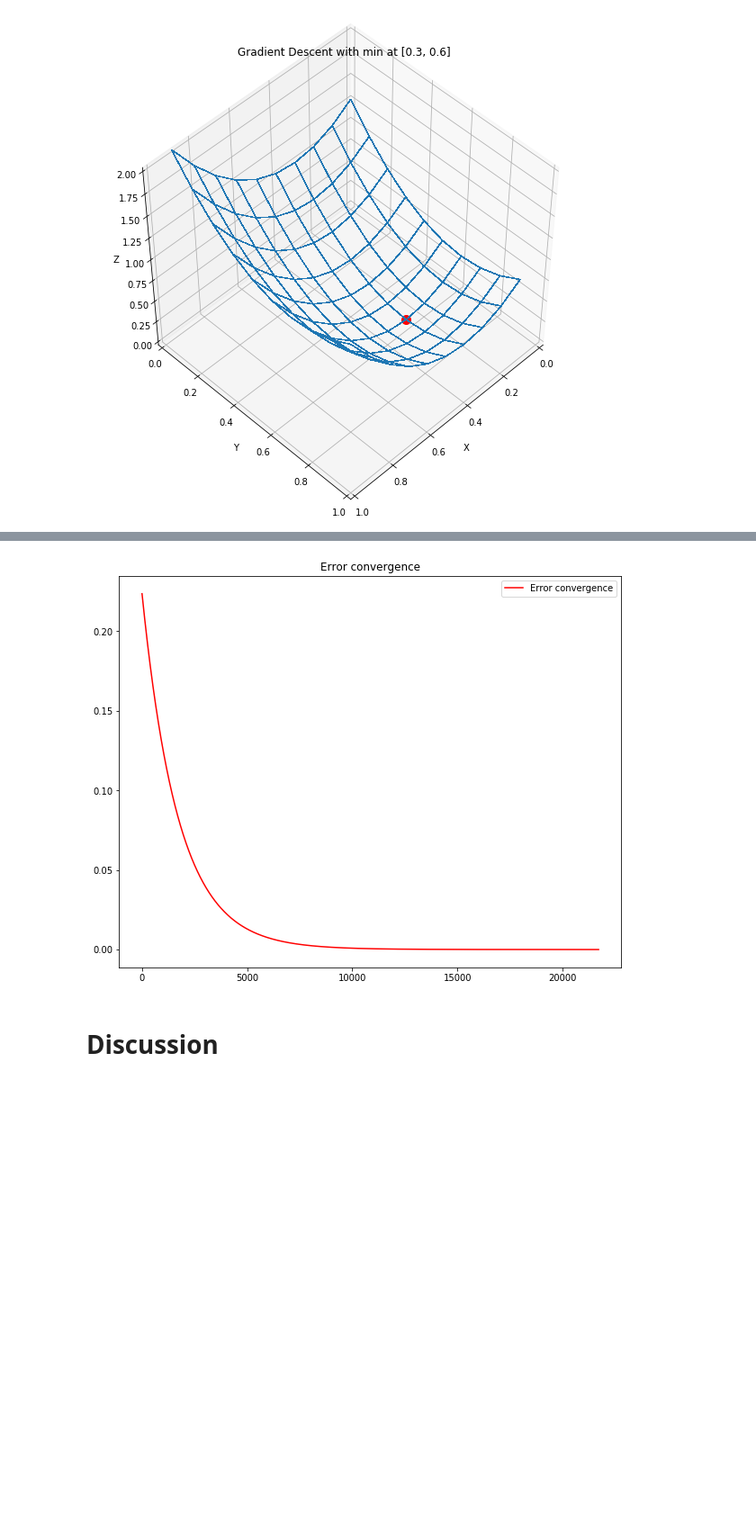
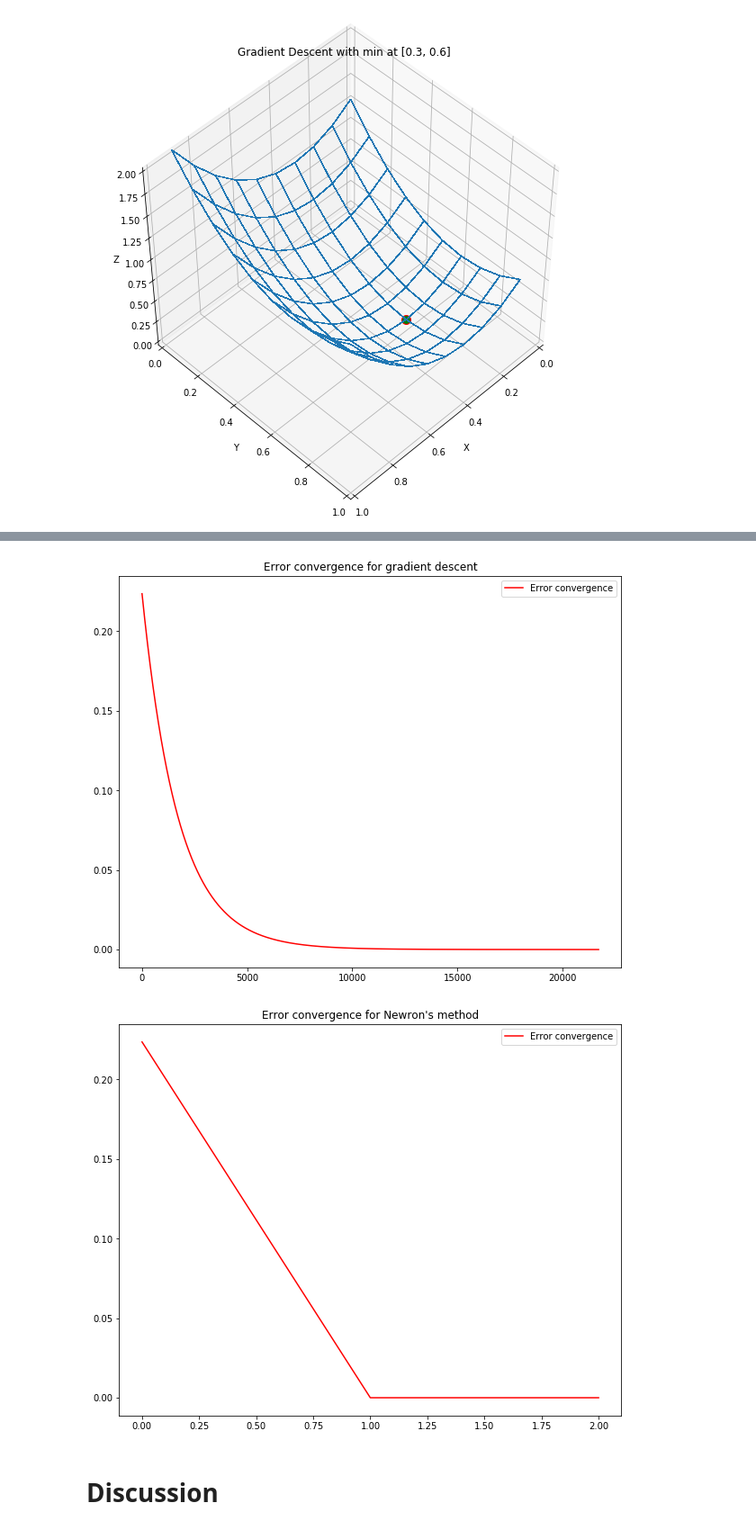
Before and after one commit to johanhoffman/DD2363-VT20, a Jupyter notebook: Lab-7/kalmroth_lab7.ipynb, the cells around one changed output, grey strips where cells are left out. Shown: that part at 90% size. Cells and saved outputs as stored; diff of their text form; code cells hidden in the pictures; blank space fills up the shorter version.

Commit message:
Newton's method

```diff
--- a/Lab-7/kalmroth_lab7.ipynb
+++ b/Lab-7/kalmroth_lab7.ipynb
@@ -65,5 +107,6 @@ The method $3(x_1-0.3)^2+2.5(x_2-0.6)^2 + 0.1$ with global minimum at $[0.3, 0.6
 f = lambda x : 3*(x[0]-0.3)**2 + 2.5*(x[1]-0.6)**2 + 0.1
 x0 = np.array([0.5, 0.5])
 TOL = 1e-5
-x_reses = GradientDescent(f, x0, TOL)
+x_grads = GradientDescent(f, x0, TOL)
+x_newtons = newtonsMethodForGradientDescent(f, x0, TOL)
 # %% [markdown]
@@ -97,17 +142,29 @@ We can see that the error converges towards 0.
 # %%
 x_min = np.array([0.3,0.6])
-N = len(x_reses)
-error = np.zeros(N)
-for i in range(N):
-  error[i] = np.linalg.norm(x_reses[i] - x_min)
+N1 = len(x_grads)
+error_grad = np.zeros(N1)
+for i in range(N1):
+  error_grad[i] = np.linalg.norm(x_grads[i] - x_min)
+
+N2 = len(x_newtons)
+error_newton = np.zeros(N2)
+for i in range(N2):
+  error_newton[i] = np.linalg.norm(x_newtons[i] - x_min)
 
 plt.figure(figsize=(10,8))
-plt.title("Error convergence")
-plt.plot(error, "-r", label="Error convergence")
+plt.title("Error convergence for gradient descent")
+plt.plot(error_grad, "-r", label="Error convergence")
 plt.legend(loc="upper right")
 plt.show()
+
+plt.figure(figsize=(10,8))
+plt.title("Error convergence for Newron's method")
+plt.plot(error_newton, "-r", label="Error convergence")
+plt.legend(loc="upper right")
+plt.show()
 # %% [output]
-[figure, old version]
+[figure, new version]
+[figure, added]
 # %% [markdown]
 # **Discussion**
 # %% [markdown]
```
Also changed, not shown: parts of 9 cells of this notebook.
